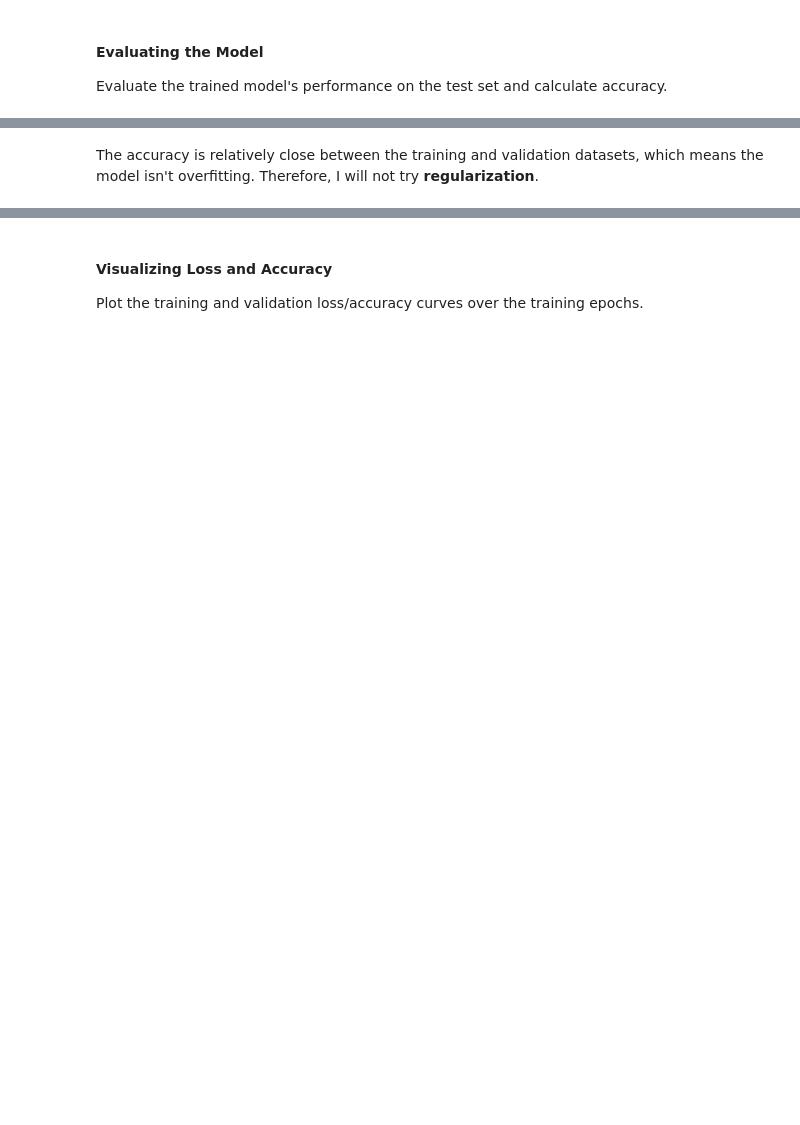
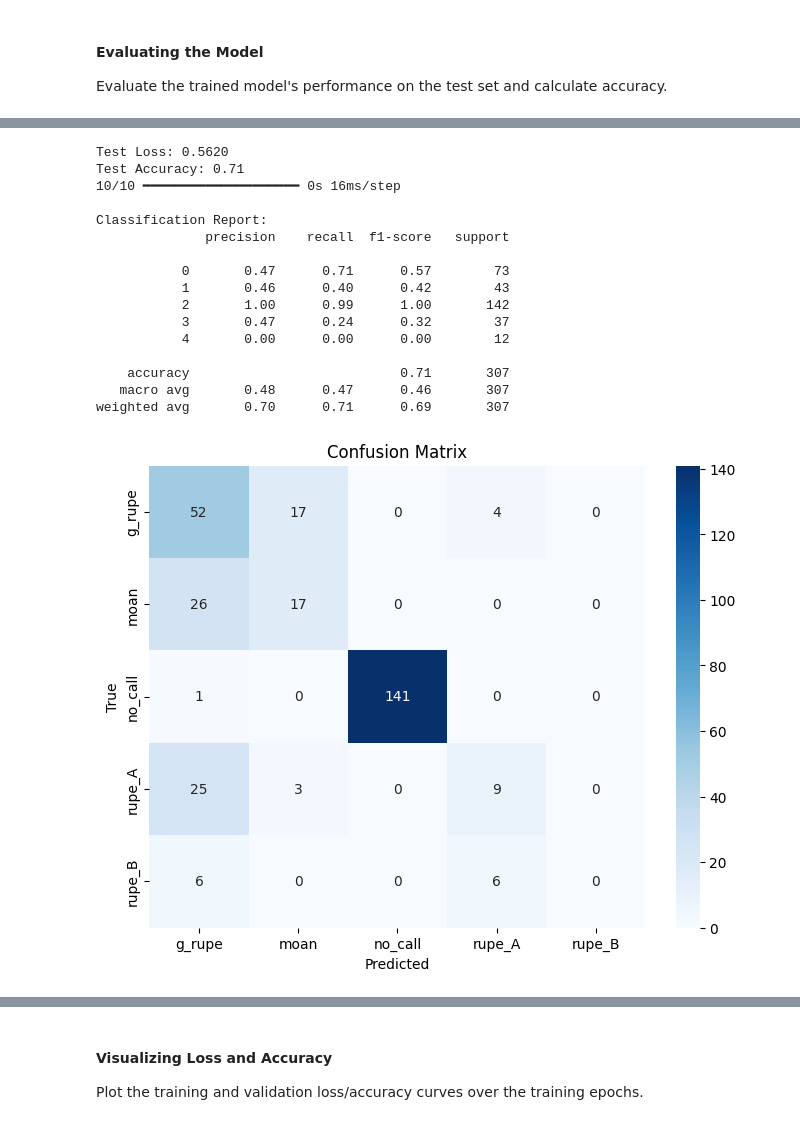
Before and after one commit to LaisColetta/Machine-Learning, a Jupyter notebook: Project_part2/project_part2.ipynb, the cells around one changed output, grey strips where cells are left out. Cells and saved outputs as stored; diff of their text form; code cells hidden in the pictures; blank space fills up the shorter version.

```diff
--- a/Project_part2/project_part2.ipynb
+++ b/Project_part2/project_part2.ipynb
@@ -948,2 +1029,48 @@ Test Accuracy: 0.4339
-# %% [markdown]
-The accuracy is relatively close between the training and validation datasets, which means the model isn't overfitting. Therefore, I will not try **regularization**.
+# %%
+from sklearn.metrics import classification_report, confusion_matrix
+import numpy as np
+
+# Evaluate the model on the test set
+test_loss, test_acc = model.evaluate(X_test, y_test, verbose=0)  # Suppress detailed progress
+print(f"Test Loss: {test_loss:.4f}")
+print(f"Test Accuracy: {test_acc:.2f}")
+
+## y_test is already a 1D array of class indices
+y_pred = model.predict(X_test)
+y_pred_classes = np.argmax(y_pred, axis=1)
+y_true_classes = y_test  # No need for np.argmax if it's already class indices
+
+# Classification report and confusion matrix
+from sklearn.metrics import classification_report, confusion_matrix
+print("\nClassification Report:")
+print(classification_report(y_true_classes, y_pred_classes))
+
+# Generate confusion matrix
+conf_matrix = confusion_matrix(y_true_classes, y_pred_classes)
+class_names = ['g_rupe', 'moan', 'no_call', 'rupe_A', 'rupe_B']
+
+# Plot confusion matrix using seaborn heatmap
+plt.figure(figsize=(8, 6))
+sns.heatmap(conf_matrix, annot=True, fmt='d', cmap='Blues', xticklabels=class_names, yticklabels=class_names)
+plt.title('Confusion Matrix')
+plt.xlabel('Predicted')
+plt.ylabel('True')
+plt.show()
+# %% [output]
+Test Loss: 0.5620
+Test Accuracy: 0.71
+10/10 ━━━━━━━━━━━━━━━━━━━━ 0s 16ms/step
+
+Classification Report:
+              precision    recall  f1-score   support
+
+           0       0.47      0.71      0.57        73
+           1       0.46      0.40      0.42        43
+           2       1.00      0.99      1.00       142
+           3       0.47      0.24      0.32        37
+           4       0.00      0.00      0.00        12
+
+    accuracy                           0.71       307
+   macro avg       0.48      0.47      0.46       307
+weighted avg       0.70      0.71      0.69       307
+[figure, added]
```
Also changed, not shown: parts of 31 cells of this notebook.
